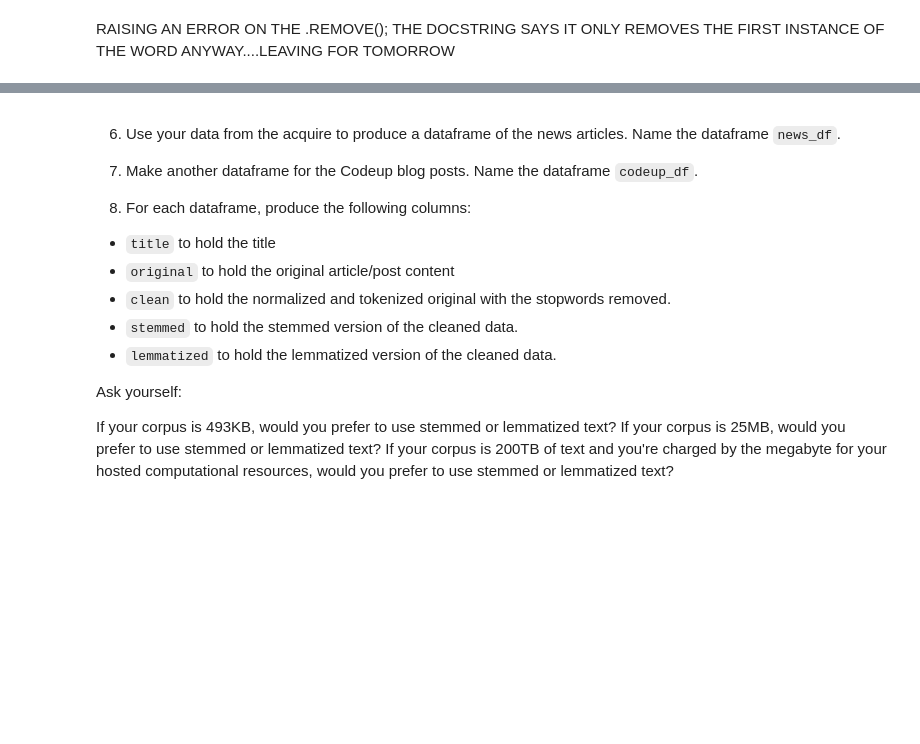
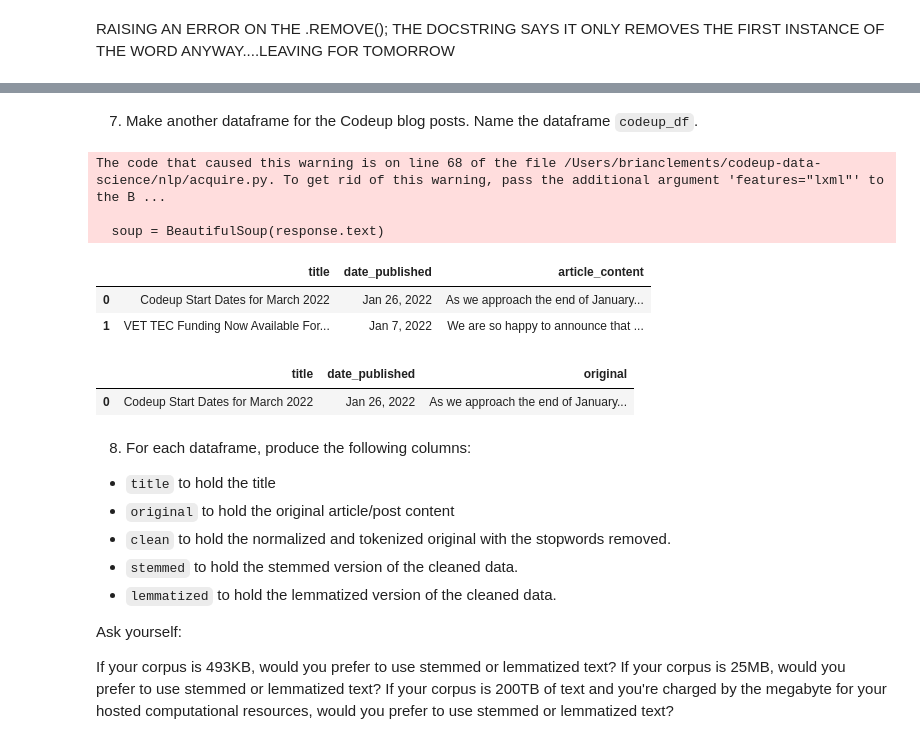
Before and after one commit to brianclements03/nlp, a Jupyter notebook: nlp_prepare_lesson.ipynb, the cells around one changed output, grey strips where cells are left out. Saved outputs shown, nothing was run; the diff lists cells and outputs as text; code cells hidden in the pictures; blank space fills up the shorter version.

```diff
--- a/nlp_prepare_lesson.ipynb
+++ b/nlp_prepare_lesson.ipynb
@@ -537,8 +555,22 @@ ValueError: list.remove(x): x not in list
+# %% [markdown]
+7. Make another dataframe for the Codeup blog posts. Name the dataframe `codeup_df`.
+# %%
+codeup_df = acquire.get_blog_articles()
+codeup_df.head(2)
+# %% [output]
+The code that caused this warning is on line 68 of the file /Users/brianclements/codeup-data-science/nlp/acquire.py. To get rid of this warning, pass the additional argument 'features="lxml"' to the B ...
+
+  soup = BeautifulSoup(response.text)
+|  | title | date_published | article_content |
+| 0 | Codeup Start Dates for March 2022 | Jan 26, 2022 | As we approach the end of January... |
+| 1 | VET TEC Funding Now Available For... | Jan 7, 2022 | We are so happy to announce that ... |
+# %%
+codeup_df.rename(columns={'article_content': 'original'}, inplace=True)
+codeup_df.head(1)
+# %% [output]
+|  | title | date_published | original |
+| 0 | Codeup Start Dates for March 2022 | Jan 26, 2022 | As we approach the end of January... |
 # %% [markdown]
-6. Use your data from the acquire to produce a dataframe of the news articles. Name the dataframe `news_df`.
-
-7. Make another dataframe for the Codeup blog posts. Name the dataframe `codeup_df`.
-
 8. For each dataframe, produce the following columns:
 - `title` to hold the title
 - `original` to hold the original article/post content
```
Also changed, not shown: parts of 11 cells of this notebook, 2 other files.
